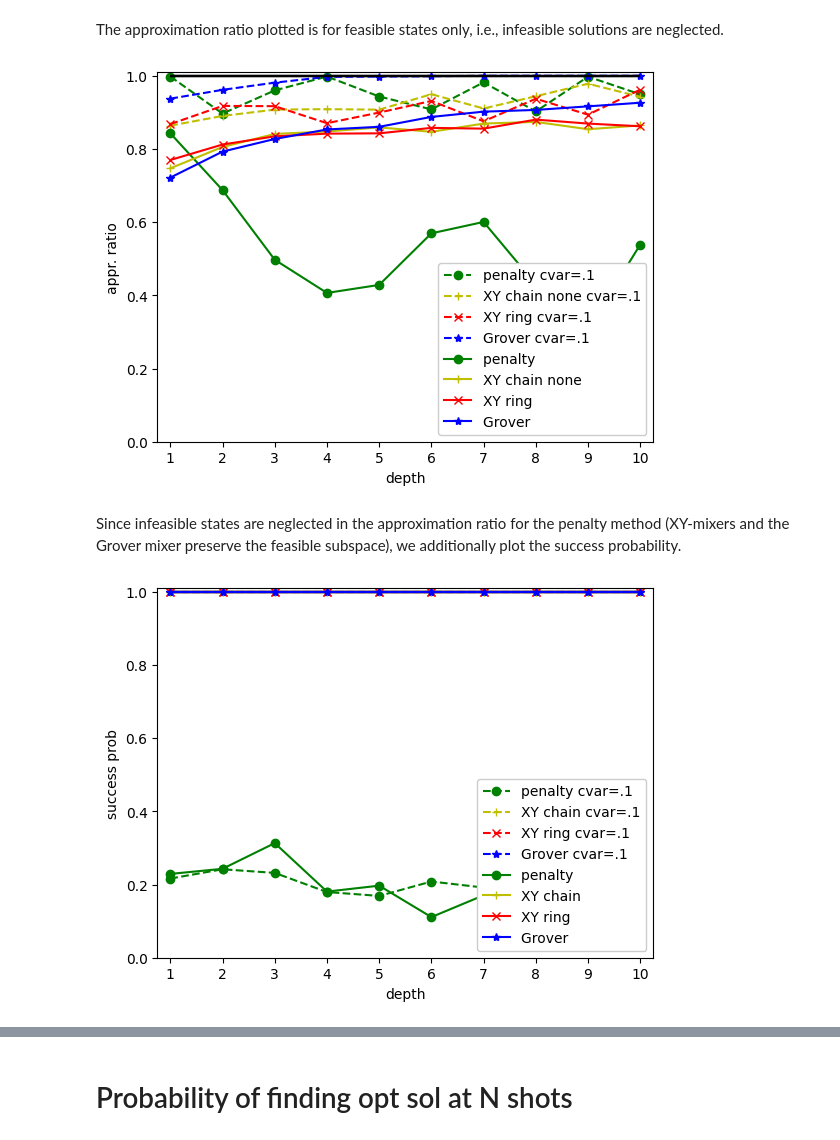
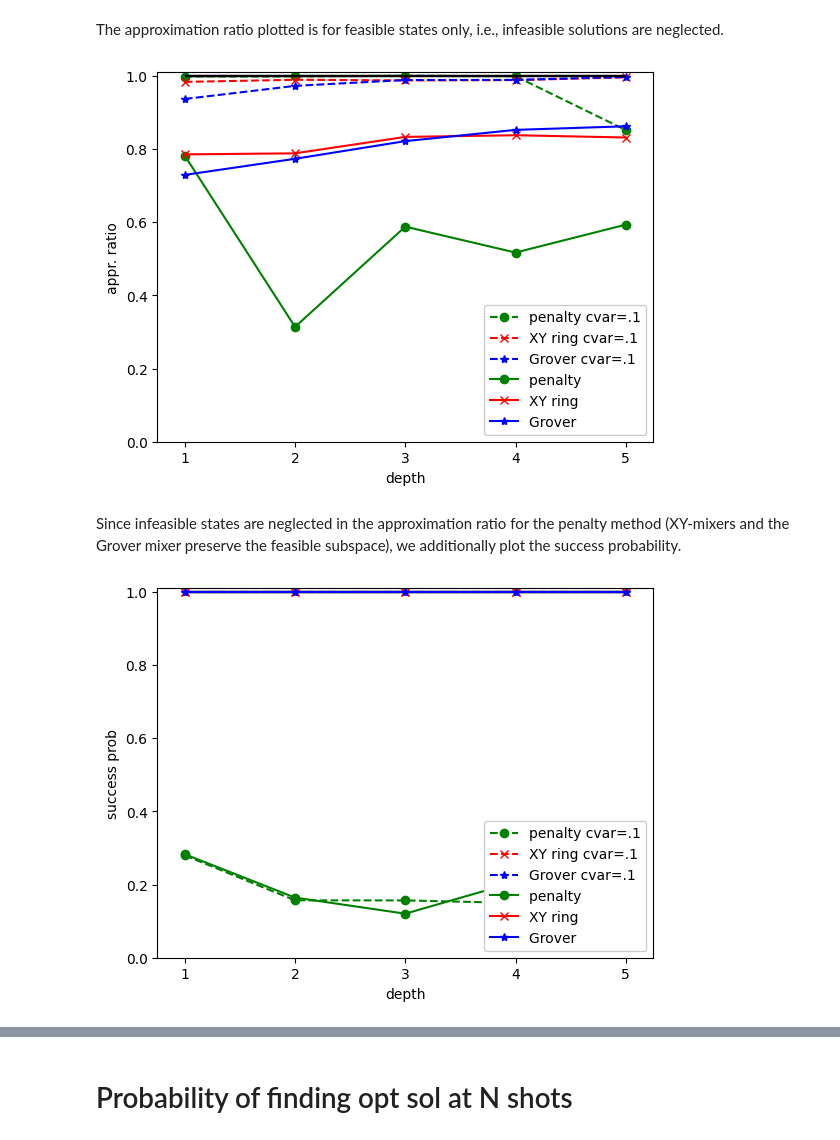
Before and after one commit to OpenQuantumComputing/QAOA, a Jupyter notebook: examples/PortfolioOptimization/PortOpt.ipynb, the cells around one changed output, grey strips where cells are left out. Drawn from its saved outputs; the diff is of its cells as text; code cells hidden in the pictures.

```diff
--- a/examples/PortfolioOptimization/PortOpt.ipynb
+++ b/examples/PortfolioOptimization/PortOpt.ipynb
@@ -73,7 +66,6 @@ def get_problem(penalty=None):
 # %%
 gamma_scale = 50  # Adjusts the search range for the gamma parameter
 qaoa_penalty = {}
-qaoa_XYmixer_chain = {}
 qaoa_XYmixer_ring = {}
 qaoa_Grover = {}
 for cvar in [0.1, 1]:
@@ -84,18 +76,12 @@ for cvar in [0.1, 1]:
         cvar=cvar,
     )
 
-    qaoa_XYmixer_chain[cvar] = QAOA(
-        initialstate=initialstates.Dicke(budget),
-        problem=get_problem(),
-        mixer=mixers.XY(case="chain"),
-        cvar=cvar,
-    )
-
     qaoa_XYmixer_ring[cvar] = QAOA(
         initialstate=initialstates.Dicke(budget),
         problem=get_problem(),
         mixer=mixers.XY(case="ring"),
         cvar=cvar,
+        interpolate=False
     )
 
     qaoa_Grover[cvar] = QAOA(
@@ -103,11 +89,5 @@ for cvar in [0.1, 1]:
         problem=get_problem(),
         mixer=mixers.Grover(initialstates.Dicke(budget)),
         cvar=cvar,
+        interpolate=False
     )
-# %%
-for cvar in [0.1, 1]:
-    print(qaoa_penalty[cvar].problem.brute_force_solve())
-    print(qaoa_XYmixer_chain[cvar].problem.brute_force_solve())
-    print(qaoa_XYmixer_ring[cvar].problem.brute_force_solve())
-    print(qaoa_Grover[cvar].problem.brute_force_solve())
-best_sol = qaoa_Grover[cvar].problem.brute_force_solve()
@@ -182,10 +172,9 @@ Text(0.5, 1.0, 'Grover mixer')
 # Search for the best parameters at depth = 1 and plot histogram for both methods
 The values for the parameters $\gamma$ and $\beta$ are found by the optimizer, and the circuit is then measured 2048 times. The measurement outcome is seen in the histogram below. One can see that all the measruement outcomes (pink) for XY-mixer method is in the feasible subspace, while for the penalty method some measured strings are infeasible.
 # %%
-maxdepth = 10
+maxdepth = 5
 for cvar in [0.1, 1]:
-    qaoa_penalty[cvar].optimize(depth=maxdepth)
-    qaoa_XYmixer_chain[cvar].optimize(depth=maxdepth)
-    qaoa_XYmixer_ring[cvar].optimize(depth=maxdepth)
-    qaoa_Grover[cvar].optimize(depth=maxdepth)
+    qaoa_penalty[cvar].optimize(depth=maxdepth, angles={"gamma": [0, 2* np.pi, 10], "beta": [0, 2*np.pi, 10]})
+    qaoa_XYmixer_ring[cvar].optimize(depth=maxdepth, angles={"gamma": [0, 2* np.pi, 10], "beta": [0, 2*np.pi, 10]})
+    qaoa_Grover[cvar].optimize(depth=maxdepth, angles={"gamma": [0, 2* np.pi, 10], "beta": [0, 2*np.pi, 10]})
 # %% [output]
@@ -215,7 +204,7 @@ min_cost, max_cost
 The approximation ratio plotted is for feasible states only, i.e., infeasible solutions are neglected.
 # %%
 shots = 1024
-fig = pl.figure()
+fig = plt.figure()
 for cvar in [0.1, 1]:
     if cvar == 1:
         ls = "-"
@@ -223,52 +212,42 @@ for cvar in [0.1, 1]:
     else:
         ls = "--"
         la = " cvar=.1"
-    plot_ApproximationRatio(
+    utils.plot_ApproximationRatio(
         qaoa_penalty[cvar],
         maxdepth,
         mincost=min_cost,
         maxcost=max_cost,
         label="penalty" + la,
         style="og" + ls,
         fig=fig,
         shots=shots,
     )
-    plot_ApproximationRatio(
-        qaoa_XYmixer_chain[cvar],
-        maxdepth,
-        mincost=min_cost,
-        maxcost=max_cost,
-        label="XY chain none" + la,
-        style="+y" + ls,
-        fig=fig,
-        shots=shots,
-    )
-    plot_ApproximationRatio(
+    utils.plot_ApproximationRatio(
         qaoa_XYmixer_ring[cvar],
         maxdepth,
         mincost=min_cost,
         maxcost=max_cost,
         label="XY ring" + la,
         style="xr" + ls,
         fig=fig,
         shots=shots,
     )
-    plot_ApproximationRatio(
+    utils.plot_ApproximationRatio(
         qaoa_Grover[cvar],
         maxdepth,
         mincost=min_cost,
         maxcost=max_cost,
         label="Grover" + la,
         style="*b" + ls,
         fig=fig,
         shots=shots,
     )
 # %% [output]
-[figure, old version]
+[figure, new version]
 # %% [markdown]
 Since infeasible states are neglected in the approximation ratio for the penalty method (XY-mixers and the Grover mixer preserve the feasible subspace), we additionally plot the success probability.
 # %%
-fig = pl.figure()
+fig = plt.figure()
 for cvar in [0.1, 1]:
     if cvar == 1:
         ls = "-"
@@ -276,26 +255,19 @@ for cvar in [0.1, 1]:
     else:
         ls = "--"
         la = " cvar=.1"
-    plot_successprob(
+    utils.plot_successprob(
         qaoa_penalty[cvar], maxdepth, label="penalty" + la, style="og" + ls, fig=fig
     )
-    plot_successprob(
-        qaoa_XYmixer_chain[cvar],
-        maxdepth,
-        label="XY chain" + la,
-        style="+y" + ls,
-        fig=fig,
-    )
-    plot_successprob(
+    utils.plot_successprob(
         qaoa_XYmixer_ring[cvar],
         maxdepth,
         label="XY ring" + la,
         style="xr" + ls,
         fig=fig,
     )
-    plot_successprob(
+    utils.plot_successprob(
         qaoa_Grover[cvar], maxdepth, label="Grover" + la, style="*b" + ls, fig=fig
     )
 # %% [output]
-[figure, old version]
+[figure, new version]
 # %%
```
Also changed, not shown: parts of 23 cells of this notebook, 37 other files.
